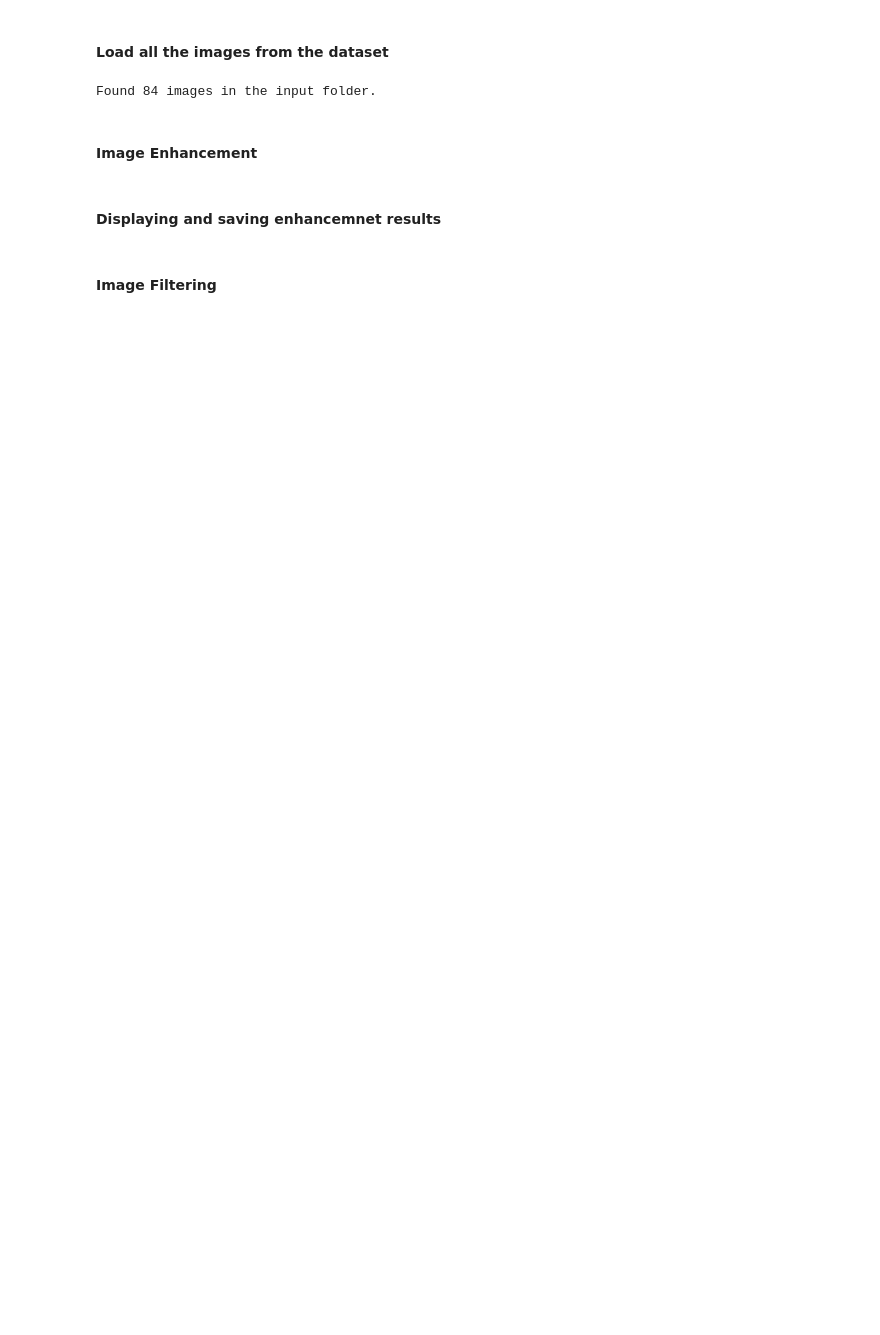
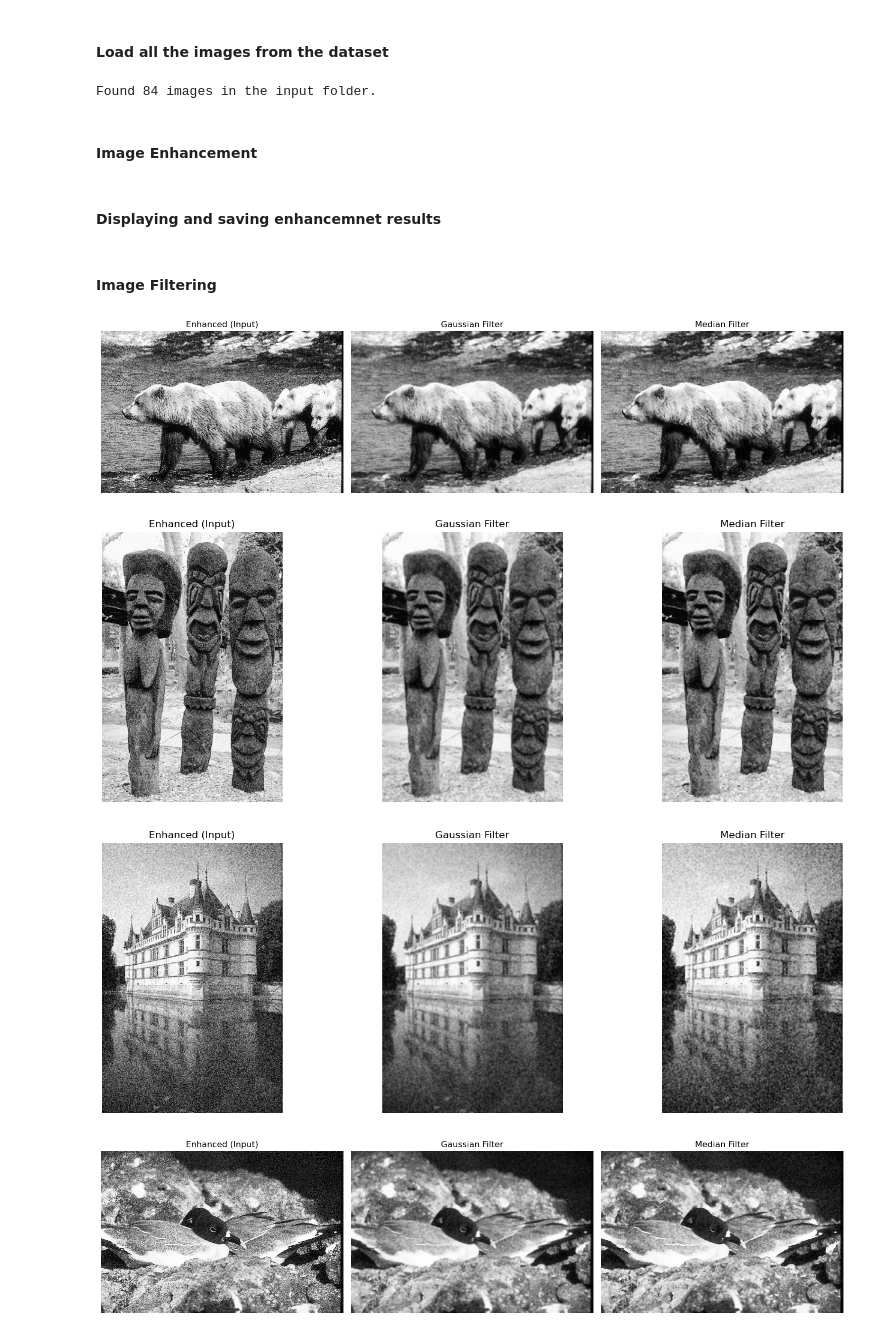
Before and after one commit to FitriYusa/Assignment_VIP1, a Jupyter notebook: Assignment.ipynb, the cells around one changed output. Cells and saved outputs as stored; diff of their text form; code cells hidden in the pictures; blank space fills up the shorter version.

Commit message:
Update on image filtering output

```diff
--- a/Assignment.ipynb
+++ b/Assignment.ipynb
@@ -154,3 +154,42 @@ def median_filter(image, size=3):
             output[i, j] = np.median(region)
 
     return output.astype(np.uint8)
+# %%
+#Diplay original, Gaussian, and Median filtered images side by side
+def show_filtering(original, gaussian, median, save_path):
+    fig, axes = plt.subplots(1, 3, figsize=(15, 5))
+
+    axes[0].imshow(original, cmap='gray')
+    axes[0].set_title("Enhanced (Input)")
+    axes[0].axis('off')
+
+    axes[1].imshow(gaussian, cmap='gray')
+    axes[1].set_title("Gaussian Filter")
+    axes[1].axis('off')
+
+    axes[2].imshow(median, cmap='gray')
+    axes[2].set_title("Median Filter")
+    axes[2].axis('off')
+
+    plt.tight_layout()
+    plt.savefig(save_path)
+    plt.show()
+
+# Apply to enhanced images
+for i, path in enumerate(image_path[:4]):
+    img = load_image(path)
+    enhanced = histogram_equalization(img)
+    name = os.path.basename(path)
+
+    g = gaussian_filter(enhanced)
+    m = median_filter(enhanced)
+
+    show_filtering(enhanced, g, m,
+                   f"output/filtering/filter_{name}.png")
+    save_image(g, f"output/filtering/gaussian_{name}")
+    save_image(m, f"output/filtering/median_{name}")
+# %% [output]
+[figure, added]
+[figure, added]
+[figure, added]
+[figure, added]
```
Also changed, not shown: 12 other files.
